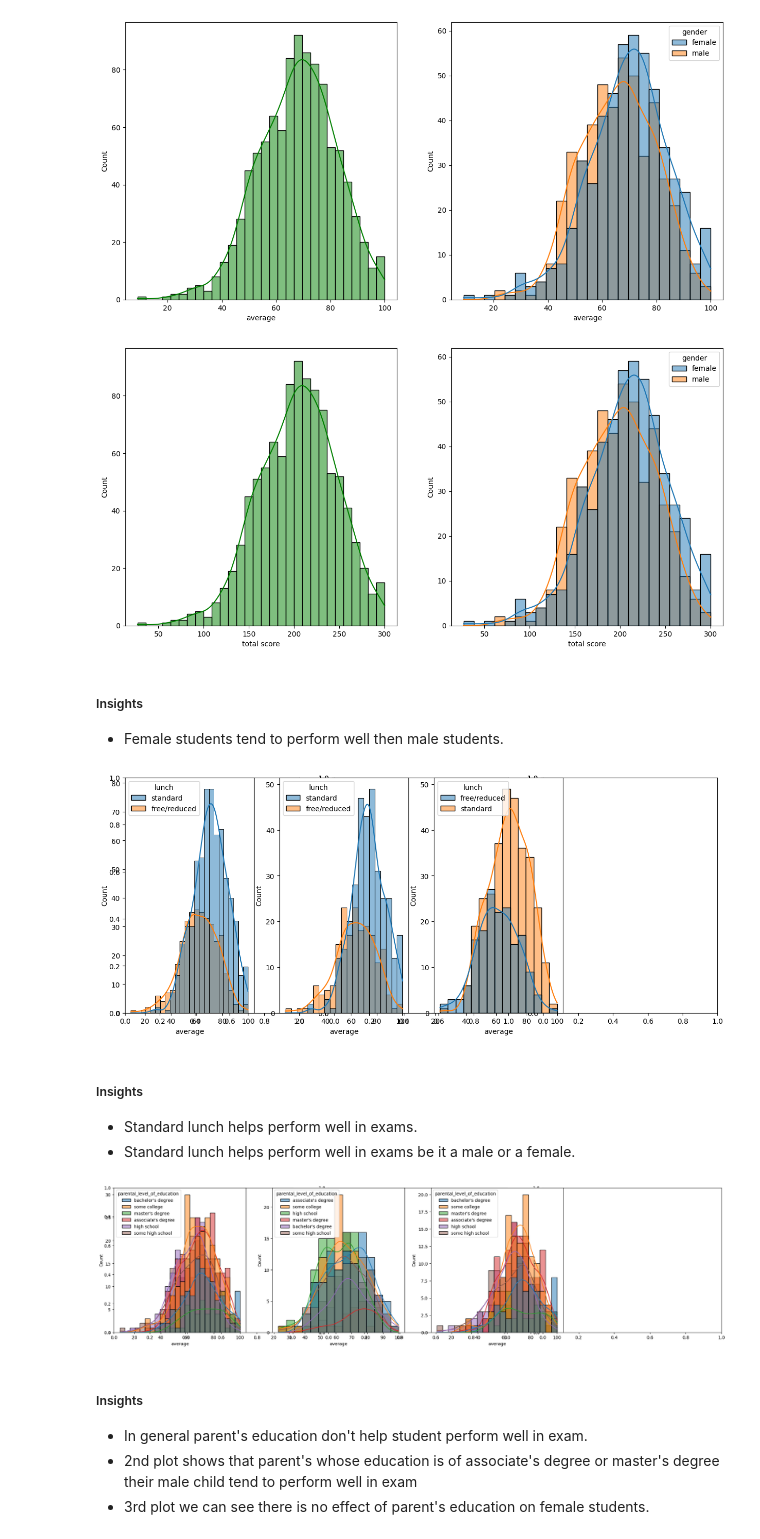
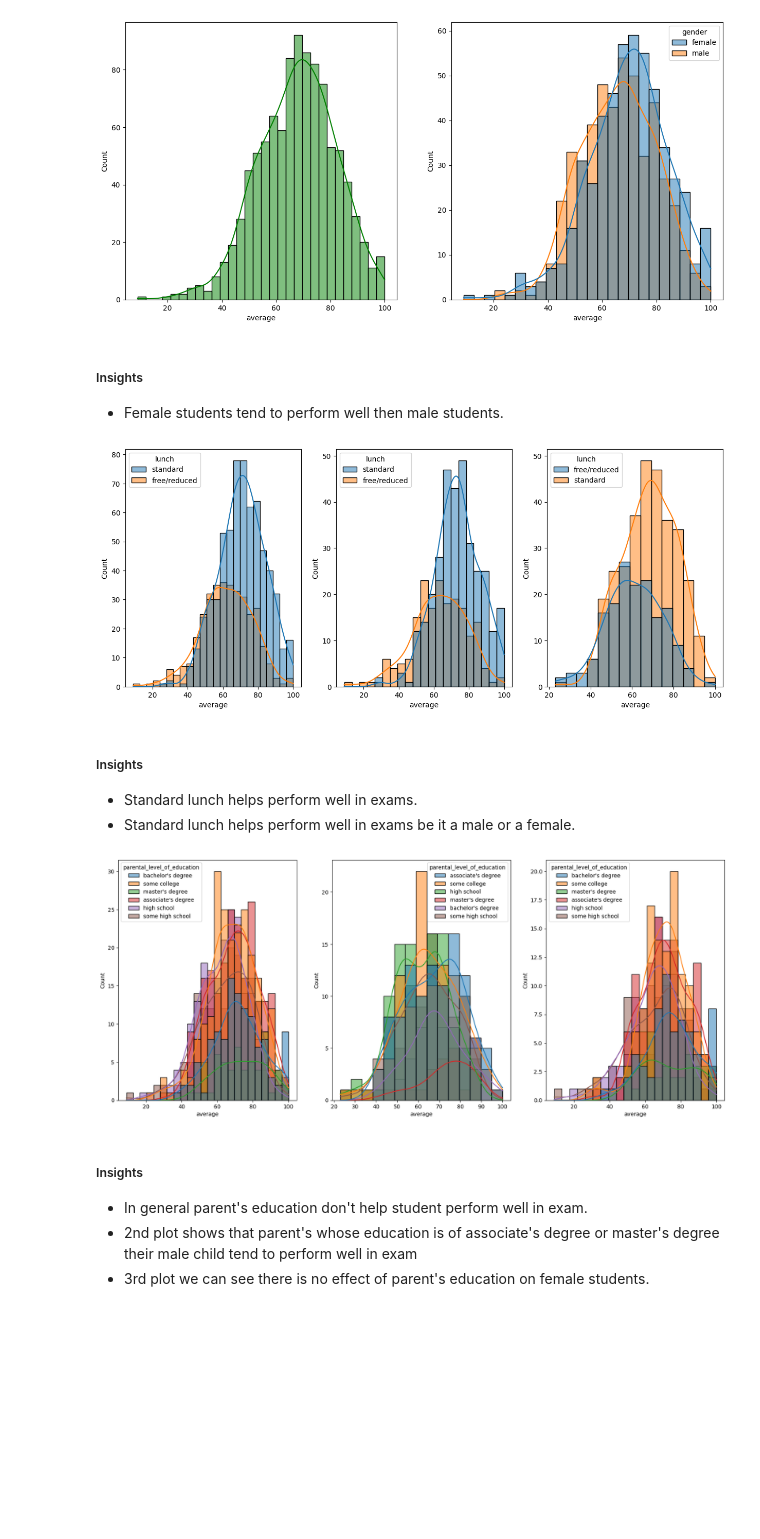
Before and after one commit to ahmed1010ali/Ml_project, a Jupyter notebook: notebook/1 . EDA STUDENT PERFORMANCE .ipynb, the cells around one changed output. Drawn from its saved outputs; the diff is of its cells as text; code cells hidden in the pictures; blank space fills up the shorter version.

```diff
--- a/notebook/1 . EDA STUDENT PERFORMANCE .ipynb
+++ b/notebook/1 . EDA STUDENT PERFORMANCE .ipynb
@@ -256,44 +272,35 @@ sns.histplot(data=df,x='average',kde=True,hue='gender')
 plt.show()
 # %% [output]
 [figure]
-# %%
-fig, axs = plt.subplots(1, 2, figsize=(15, 7))
-plt.subplot(121)
-sns.histplot(data=df,x='total score',bins=30,kde=True,color='g')
-plt.subplot(122)
-sns.histplot(data=df,x='total score',kde=True,hue='gender')
-plt.show()
-# %% [output]
-[figure, removed]
 # %% [markdown]
 #####  Insights
 - Female students tend to perform well then male students.
 # %%
 plt.subplots(1,3,figsize=(15,6))
-plt.subplot(141)
+plt.subplot(131)
 sns.histplot(data=df,x='average',kde=True,hue='lunch')
-plt.subplot(142)
+plt.subplot(132)
 sns.histplot(data=df[df.gender=='female'],x='average',kde=True,hue='lunch')
-plt.subplot(143)
+plt.subplot(133)
 sns.histplot(data=df[df.gender=='male'],x='average',kde=True,hue='lunch')
 plt.show()
 # %% [output]
-[figure, old version]
+[figure, new version]
 # %% [markdown]
 #####  Insights
 - Standard lunch helps perform well in exams.
 - Standard lunch helps perform well in exams be it a male or a female.
 # %%
-plt.subplots(1,3,figsize=(25,6))
-plt.subplot(141)
+plt.subplots(1,3,figsize=(20,8))
+plt.subplot(131)
 ax =sns.histplot(data=df,x='average',kde=True,hue='parental_level_of_education')
-plt.subplot(142)
+plt.subplot(132)
 ax =sns.histplot(data=df[df.gender=='male'],x='average',kde=True,hue='parental_level_of_education')
-plt.subplot(143)
+plt.subplot(133)
 ax =sns.histplot(data=df[df.gender=='female'],x='average',kde=True,hue='parental_level_of_education')
 plt.show()
 # %% [output]
-[figure, old version]
+[figure, new version]
 # %% [markdown]
 #####  Insights
 - In general parent's education don't help student perform well in exam.
```
Also changed, not shown: parts of 12 cells of this notebook.
